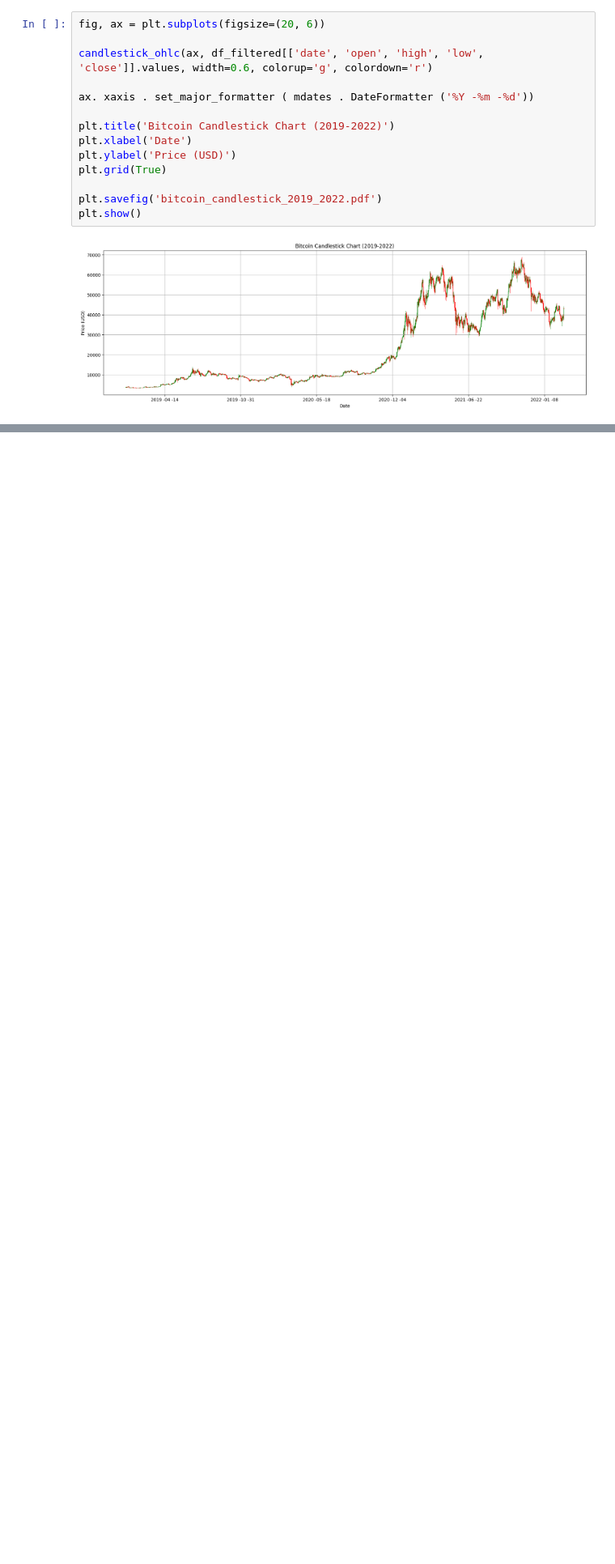
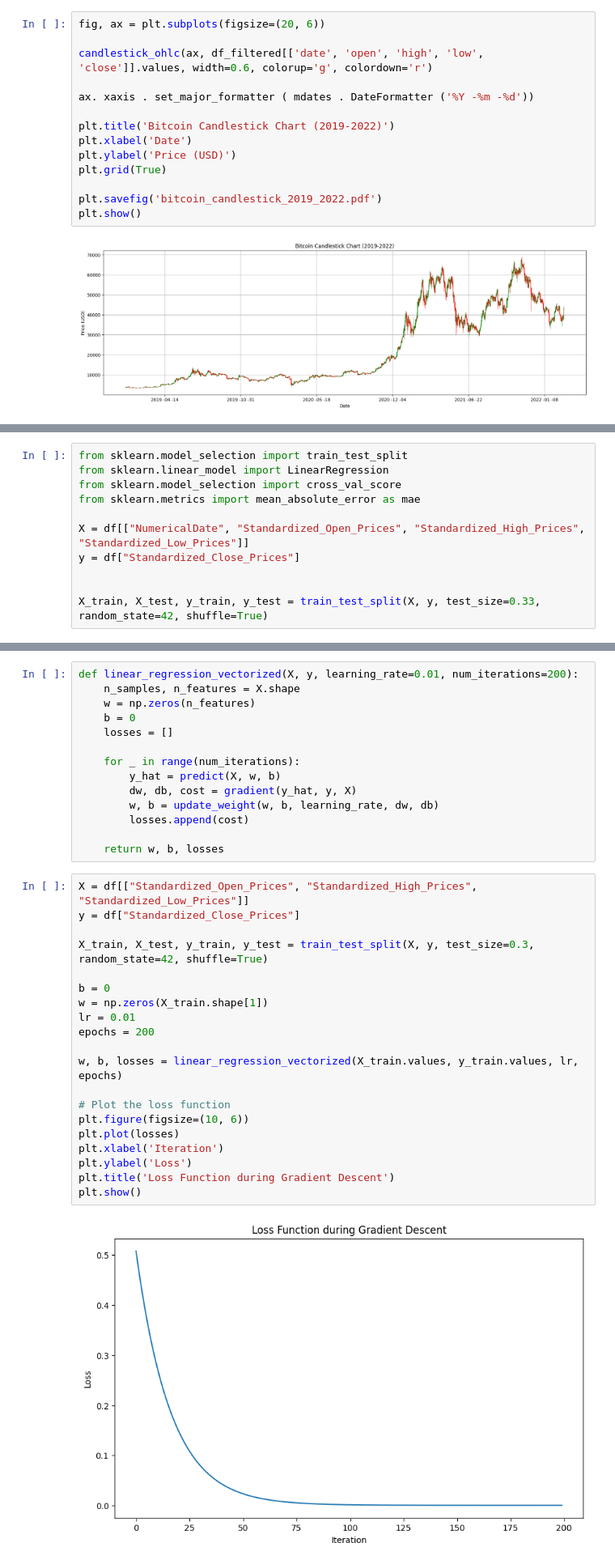
Before and after one commit to KietAPCS/Homework_V2024, a Jupyter notebook: Module_04/Week_02/exercise2.ipynb, the cells around one changed output, grey strips where cells are left out. Shown at 81% size. Drawn from its saved outputs; the diff is of its cells as text; blank space fills up the shorter version.

```diff
--- a/Module_04/Week_02/exercise2.ipynb
+++ b/Module_04/Week_02/exercise2.ipynb
@@ -161,0 +195,11 @@ plt.show()
+# %%
+from sklearn.model_selection import train_test_split
+from sklearn.linear_model import LinearRegression
+from sklearn.model_selection import cross_val_score
+from sklearn.metrics import mean_absolute_error as mae
+
+X = df[["NumericalDate", "Standardized_Open_Prices", "Standardized_High_Prices", "Standardized_Low_Prices"]]
+y = df["Standardized_Close_Prices"]
+
+
+X_train, X_test, y_train, y_test = train_test_split(X, y, test_size=0.33, random_state=42, shuffle=True)
@@ -161,0 +208,36 @@ plt.show()
+# %%
+def linear_regression_vectorized(X, y, learning_rate=0.01, num_iterations=200):
+    n_samples, n_features = X.shape
+    w = np.zeros(n_features)
+    b = 0
+    losses = []
+
+    for _ in range(num_iterations):
+        y_hat = predict(X, w, b)
+        dw, db, cost = gradient(y_hat, y, X)
+        w, b = update_weight(w, b, learning_rate, dw, db)
+        losses.append(cost)
+
+    return w, b, losses
+# %%
+X = df[["Standardized_Open_Prices", "Standardized_High_Prices", "Standardized_Low_Prices"]]
+y = df["Standardized_Close_Prices"]
+
+X_train, X_test, y_train, y_test = train_test_split(X, y, test_size=0.3, random_state=42, shuffle=True)
+
+b = 0
+w = np.zeros(X_train.shape[1])
+lr = 0.01
+epochs = 200
+
+w, b, losses = linear_regression_vectorized(X_train.values, y_train.values, lr, epochs)
+
+# Plot the loss function
+plt.figure(figsize=(10, 6))
+plt.plot(losses)
+plt.xlabel('Iteration')
+plt.ylabel('Loss')
+plt.title('Loss Function during Gradient Descent')
+plt.show()
+# %% [output]
+[figure, added]
```
Also changed, not shown: parts of 22 cells of this notebook, 2 other files.
